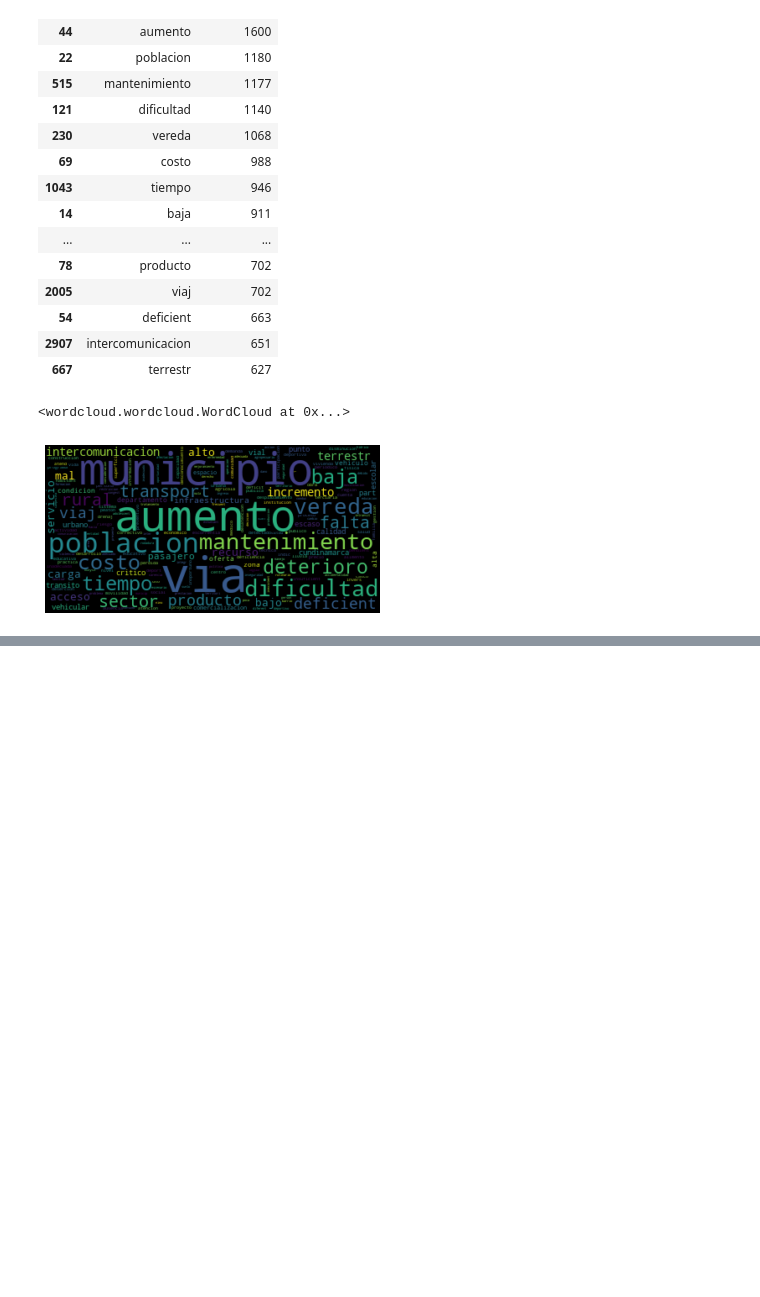
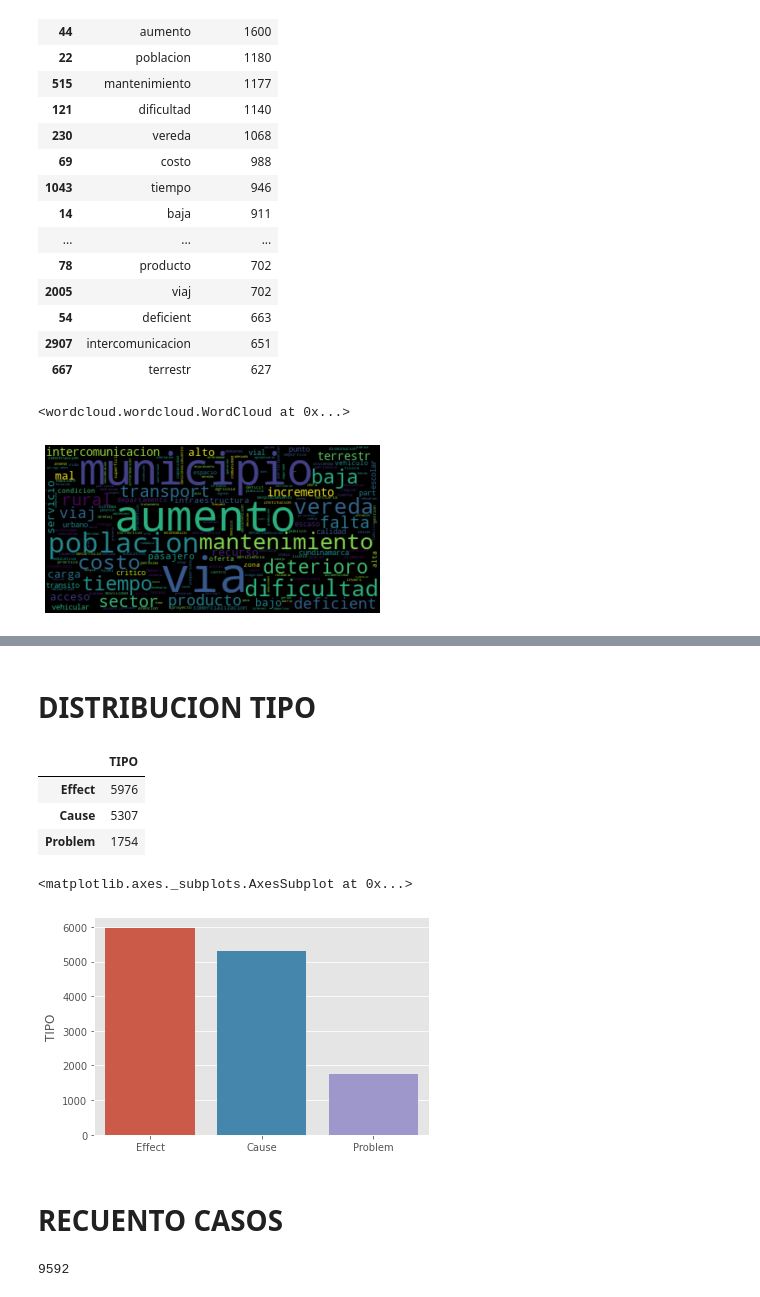
Before and after one commit to abdala9512/nlp-evaluacion-problemas-sociales, a Jupyter notebook: src/notebooks/Evaluacion_problemas_sociales_PLN.ipynb, the cells around one changed output, grey strips where cells are left out. Saved outputs shown, nothing was run; the diff lists cells and outputs as text; code cells hidden in the pictures; blank space fills up the shorter version.

```diff
--- a/src/notebooks/Evaluacion_problemas_sociales_PLN.ipynb
+++ b/src/notebooks/Evaluacion_problemas_sociales_PLN.ipynb
@@ -437,0 +507,6 @@ plt.show()
+# %%
+datos=pd.DataFrame()
+datos['TIPO']=df[0].str.split(";",1).str[0]
+datos['ID']=df[0].str.split(";",2).str[1]
+datos['DESCRIPCION']=df[0].str.split(";",2).str[2]
+datos['DESCRIPCION']=datos.apply(lambda x:normalize(x['DESCRIPCION'].replace('"',"").replace(";","")),axis=1)
@@ -437,0 +526,4 @@ plt.show()
+# %%
+datos['DESCRIPCION']=list(map(normalize_document,datos['DESCRIPCION']))
+# %%
+datos['DESCRIPCION_SEP']=datos['DESCRIPCION'].apply(lambda x: wpt.tokenize(str(x)))
@@ -437,0 +539,22 @@ plt.show()
+# %% [markdown]
+# DISTRIBUCION TIPO
+# %%
+dist_tipo=pd.DataFrame(datos['TIPO'].value_counts())
+# %%
+dist_tipo
+# %% [output]
+|  | TIPO |
+| Effect | 5976 |
+| Cause | 5307 |
+| Problem | 1754 |
+# %%
+sns.barplot(data=dist_tipo, x=dist_tipo.index, y='TIPO')
+# %% [output]
+<matplotlib.axes._subplots.AxesSubplot at 0x...>
+[figure, added]
+# %% [markdown]
+# RECUENTO CASOS
+# %%
+len(datos['ID'].value_counts())
+# %% [output]
+9592
```
Also changed, not shown: parts of 26 cells of this notebook.
